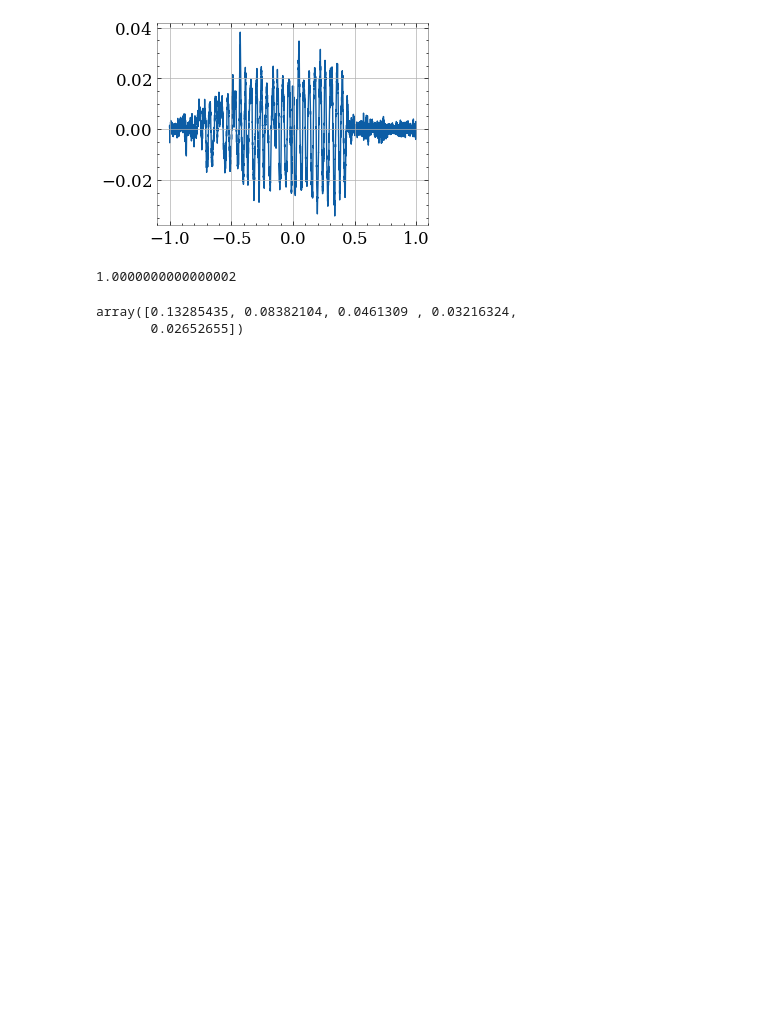
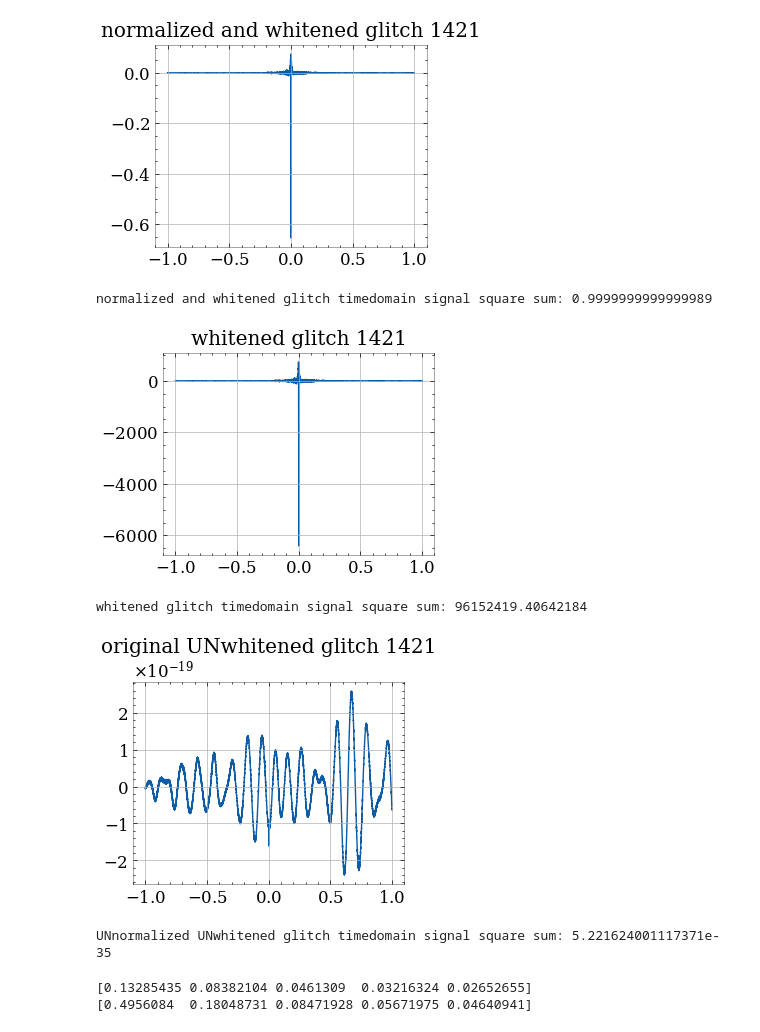
Before and after one commit to fky301/glitchstream_kfang, a Jupyter notebook: glitch_clustering.ipynb, the cells around one changed output. Saved outputs shown, nothing was run; the diff lists cells and outputs as text; code cells hidden in the pictures; blank space fills up the shorter version.

```diff
--- a/glitch_clustering.ipynb
+++ b/glitch_clustering.ipynb
@@ -89,0 +184,25 @@ shape of data after PCA: (2000, 10)
+# %%
+df_glitch_labeled = pd.DataFrame({'ghat':list(data),'label':ghat_label})
+
+label_uq = np.unique(ghat_label)
+print(label_uq)
+
+df_glitch_subgroups = []
+for label in label_uq:
+	subgroup = df_glitch_labeled[df_glitch_labeled['label'] == label]
+	#subgroup.reset_index()
+	df_glitch_subgroups.append(subgroup)
+
+seed = np.random.seed(None)
+t = np.linspace(-1,1,8192)
+_,axs = plt.subplots(22,1,figsize=(12,48))
+sum=0
+for i in range(len(df_glitch_subgroups)):
+	randrow = np.random.randint(len(df_glitch_subgroups[i]))
+	random_glitch = df_glitch_subgroups[i].iloc[randrow].ghat
+	axs[i].plot(t,random_glitch)
+	axs[i].set_title(f'{len(df_glitch_subgroups[i])}:{df_glitch_subgroups[i].iloc[randrow].label}:{randrow}')
+	sum+=len(df_glitch_subgroups[i])
+plt.tight_layout()
+plt.show()
+print(sum)
@@ -90,18 +253,35 @@ shape of data after PCA: (2000, 10)
 # %%
-randrow = np.random.randint(0,X_normalized.shape[0] -1)
+#randrow = np.random.randint(0,X_normalized.shape[0] -1)
 t = np.linspace(-1,1,8192)
 
 plt.plot(t,X_normalized[randrow])
+plt.title(f"normalized and whitened glitch {randrow}")
 plt.show()
-print(sum(X_normalized[randrow]**2))
+print(f"normalized and whitened glitch timedomain signal square sum: {sum(X_normalized[randrow]**2)}")
+
+plt.plot(t,X_raw[randrow])
+plt.title(f"whitened glitch {randrow}")
+plt.show()
+print(f"whitened glitch timedomain signal square sum: {sum(X_raw[randrow]**2)}")
+
+glitch_timeseries_cropped = glitch_timeseries.crop(glitch_downloader.pad,glitch_downloader.pad)
+plt.plot(t,np.asarray(glitch_timeseries_cropped))
+plt.title(f"original UNwhitened glitch {randrow}")
+plt.show()
+print(f"UNnormalized UNwhitened glitch timedomain signal square sum: {sum(np.asarray(glitch_timeseries_cropped)**2)}")
 # %% [output]
-[figure, old version]
+[figure, new version]
-1.0000000000000002
+normalized and whitened glitch timedomain signal square sum: 0.9999999999999989
+[figure, added]
+whitened glitch timedomain signal square sum: 96152419.40642184
+[figure, added]
+UNnormalized UNwhitened glitch timedomain signal square sum: 5.221624001117371e-35
 # %%
-pca.explained_variance_ratio_[0:5]
+print(pca.explained_variance_ratio_[0:5])
+print(pca_prime.explained_variance_ratio_[0:5])
 # %% [output]
-array([0.13285435, 0.08382104, 0.0461309 , 0.03216324,
-       0.02652655])
+[0.13285435 0.08382104 0.0461309  0.03216324 0.02652655]
+[0.4956084  0.18048731 0.08471928 0.05671975 0.04640941]
 # %%
 X_reconstructed = pca.inverse_transform(X_pca)
 loss = np.mean((X_normalized - X_reconstructed) ** 2)
```
Also changed, not shown: parts of 9 cells of this notebook, 4 other files.
